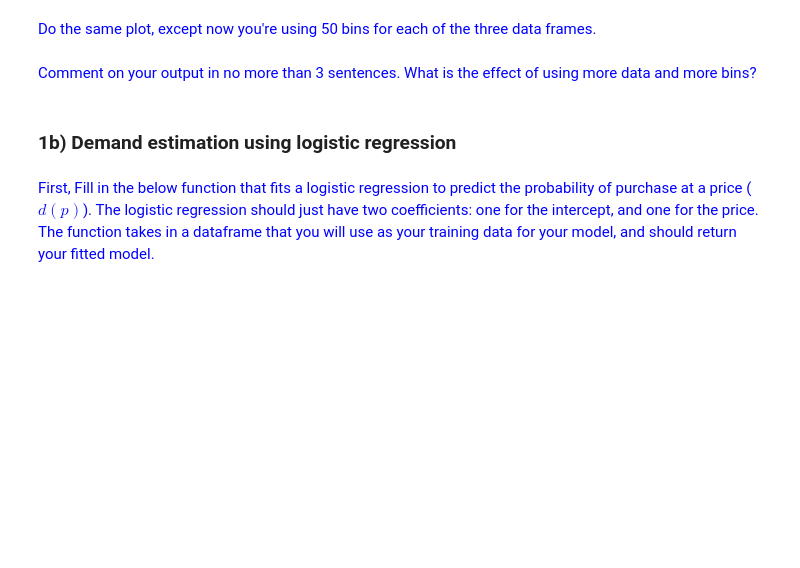
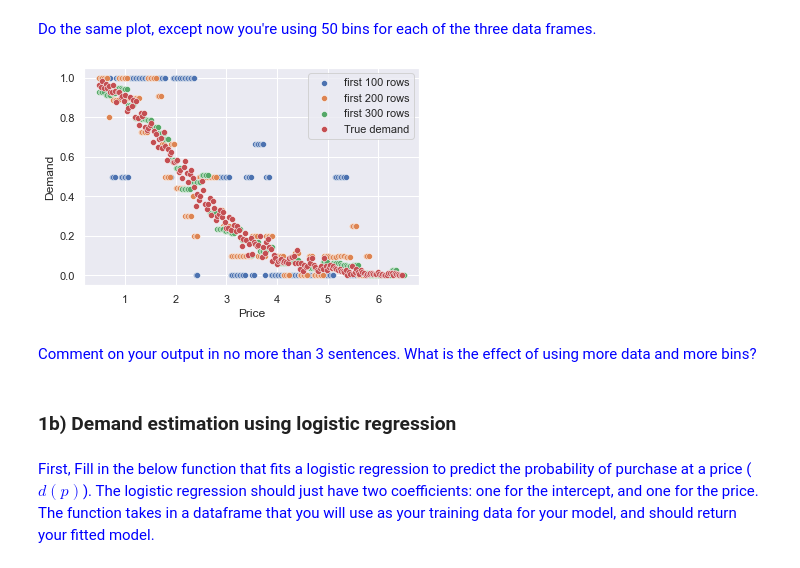
Before and after one commit to martinsun0/People-Data-Systems, a Jupyter notebook: HW3/HW3_assignment.ipynb, the cells around one changed output. Drawn from its saved outputs; the diff is of its cells as text; code cells hidden in the pictures; blank space fills up the shorter version.

```diff
--- a/HW3/HW3_assignment.ipynb
+++ b/HW3/HW3_assignment.ipynb
@@ -117,5 +148,23 @@ prices_to_predict = np.linspace(min(df_train['Offered price']), max(df_train['Of
 # %% [markdown]
 <font color='blue'> Do the same plot, except now you're using 50 bins for each of the three data frames.
+# %%
+n_bins = 50
+df1 = create_empirical_estimate_demand_df(df_train.iloc[:100], n_bins)
+df2 = create_empirical_estimate_demand_df(df_train.iloc[:500], n_bins)
+df3 = create_empirical_estimate_demand_df(df_train, n_bins)
+# %%
+pred_demand1 = [get_prediction_empirical(df1, price) for price in prices_to_predict]
+pred_demand2 = [get_prediction_empirical(df2, price) for price in prices_to_predict]
+pred_demand3 = [get_prediction_empirical(df3, price) for price in prices_to_predict]
+# %%
+sns.scatterplot(prices_to_predict,pred_demand1)
+sns.scatterplot(prices_to_predict,pred_demand2)
+sns.scatterplot(prices_to_predict,pred_demand3)
+sns.scatterplot(test_demand_curve.iloc[:,0],test_demand_curve.iloc[:,1])
+plt.ylabel('Demand')
+plt.legend(['first 100 rows','first 200 rows','first 300 rows','True demand']);
+# %% [output]
+[figure, added]
 # %% [markdown]
 <font color='blue'> Comment on your output in no more than 3 sentences. What is the effect of using more data and more bins?
 # %% [markdown]
```
Also changed, not shown: parts of 10 cells of this notebook.
